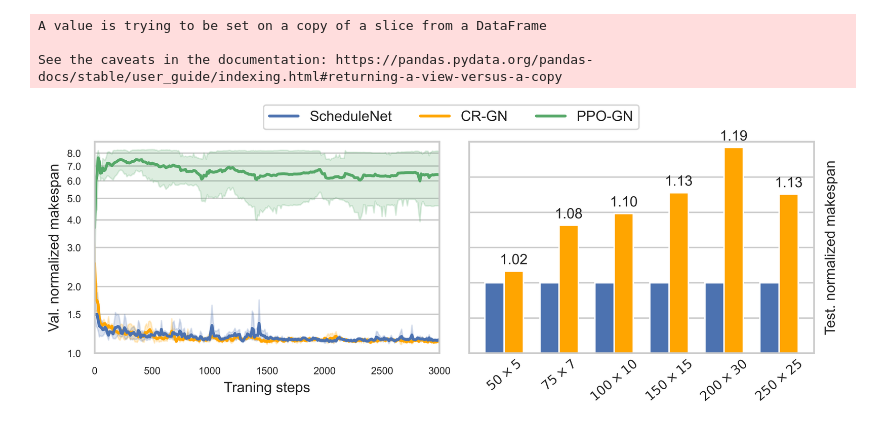
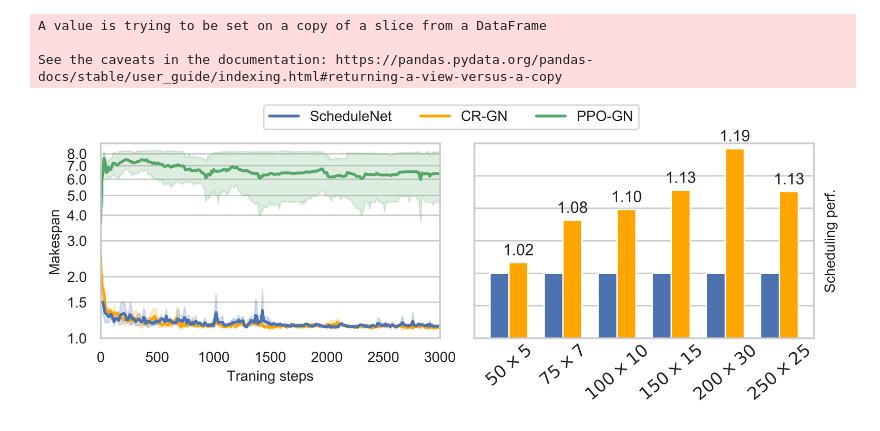
Before and after one commit to Junyoungpark/snet-analysis, a Jupyter notebook: train_ablation_cr_ppo.ipynb, the cells around one changed output. Cells and saved outputs as stored; diff of their text form; code cells hidden in the pictures.

```diff
--- a/train_ablation_cr_ppo.ipynb
+++ b/train_ablation_cr_ppo.ipynb
@@ -157,5 +153,8 @@ tick_size_small = 7
+# %%
+annote_size = 11
+tick_size = 12
+tick_size_small = 10
 # %%
-
 sizes = [r'$50\times5$', r'$75\times7$', r'$100\times10$', r'$150\times15$', r'$200\times30$', r'$250\times25$']
 bar_width = 0.35
 snet_makespans = np.array([2.375708, 2.235567, 2.216094, 2.251764, 2.15679, 2.23078])
@@ -177,8 +176,11 @@ ax1.set_ylim(0.9, 1.20)
 ax1.yaxis.set_label_position("right")
 ax1.yaxis.tick_right()
 ax1.set_yticklabels([], minor=False)
-ax1.set_ylabel('Test. normalized makespan', size=10)
+ax1.set_ylabel('Scheduling perf.', size=10)
 ax1.tick_params(length=0)
+
+for tick in ax1.xaxis.get_major_ticks():
+    tick.label.set_fontsize(tick_size)
 
 for ii, bar in enumerate(okay_bars):
     annotate_label(bar, crgn_perf[ii], annote_size, ax1)
@@ -188,32 +190,32 @@ for ii, bar in enumerate(okay_bars):
 ax0.xaxis.set_minor_locator(MultipleLocator(5))
 ax0 = sns.lineplot(data=out, x="epoch_id", y="Perf", hue="Type", ax=ax0, lw=2.0,
                    palette=['g', 'orange', 'b'], legend=False)
 c = np.concatenate([np.arange(1.0, 2.0, 0.5), np.arange(2, 9, 1)])
 ax0.set_yscale('log')
 
 # y-axis log-scaler
 ax0.yaxis.set_major_locator(plt.FixedLocator(c))
 ax0.yaxis.set_major_formatter(plt.FixedFormatter(c))
 ax0.tick_params(axis='both', which='minor', labelsize=6)
 ax0.grid(axis='x')
 
 # adjust ticks
 for tick in ax0.xaxis.get_major_ticks():
     tick.label.set_fontsize(tick_size_small)
 
 for tick in ax0.yaxis.get_major_ticks():
     tick.label.set_fontsize(tick_size_small)
 
 # labels
 ax0.set_xlabel('Traning steps', size=10)
-ax0.set_ylabel('Val. normalized makespan', size=10)
+ax0.set_ylabel('Makespan', size=10)
 ax0.set_xlim([0, 3000])
 ax0.set_ylim([1, 9])
 
 # ax0.legend(ncol=3, bbox_to_anchor=(0.5, 1.13), loc='upper center', prop={'size': 8})
 fig.legend(ax0.lines[::-1],
            ['ScheduleNet','CR-GN','PPO-GN'],
            ncol=3, bbox_to_anchor=(0.5, 1.02), loc='upper center', prop={'size': 10})
 fig.tight_layout()
 # %% [output]
-[figure, old version]
+[figure, new version]
```
Also changed, not shown: parts of 1 cell of this notebook, 7 other files.
